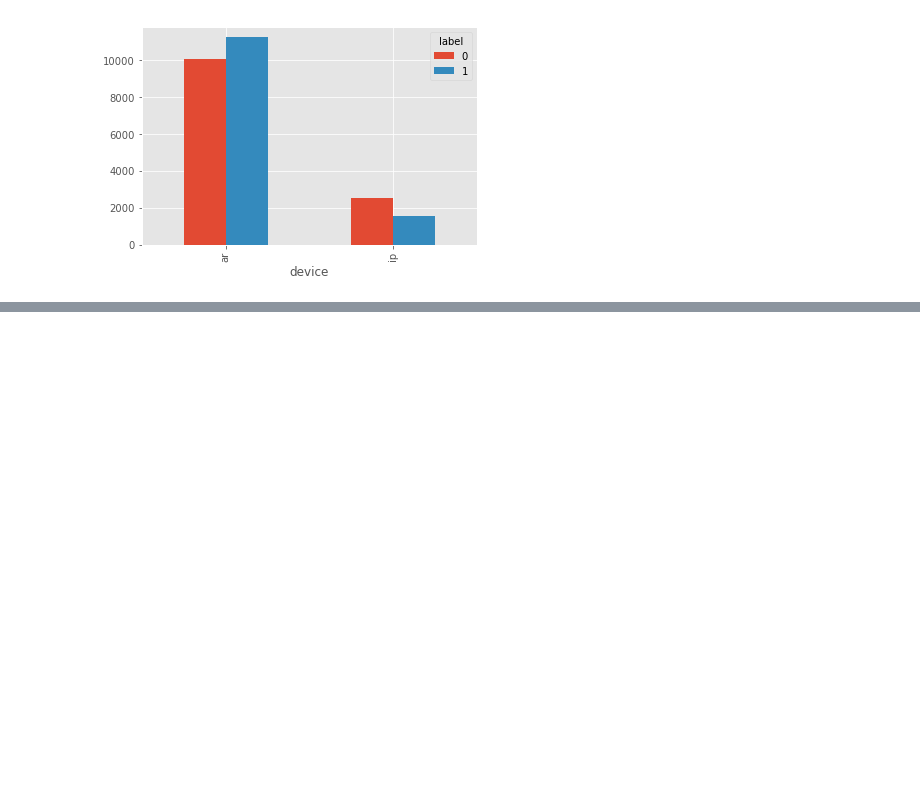
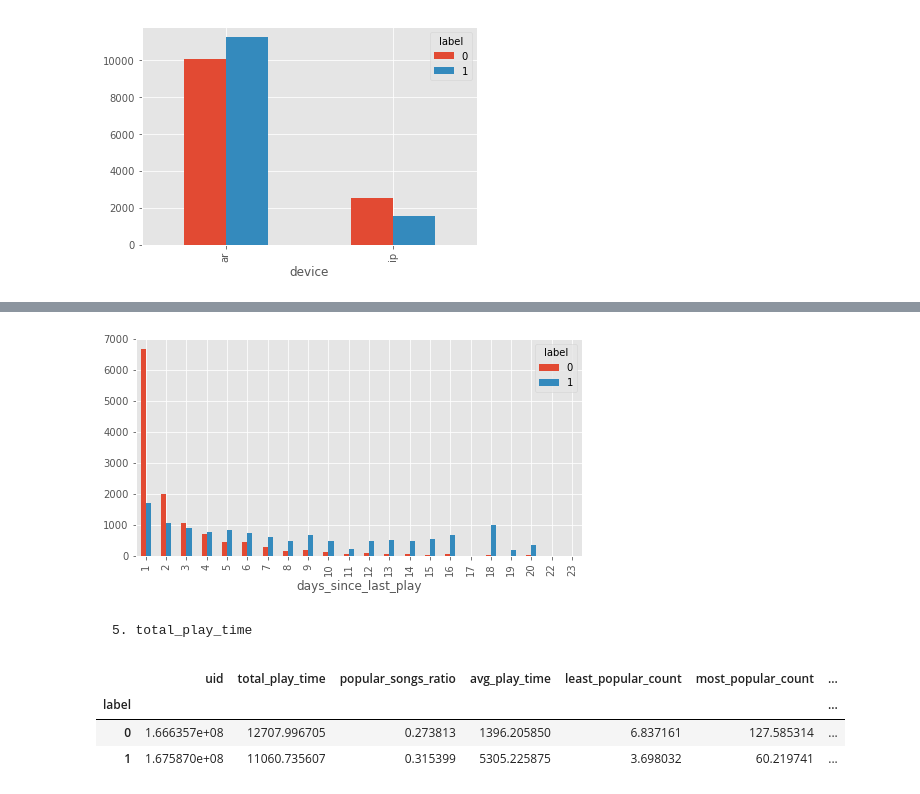
Before and after one commit to YXChen512/Churn_Analysis_music_player_app, a Jupyter notebook: 3. Exploratory Data Analysis.ipynb, the cells around one changed output, grey strips where cells are left out. Saved outputs shown, nothing was run; the diff lists cells and outputs as text; code cells hidden in the pictures; blank space fills up the shorter version.

```diff
--- a/3. Exploratory Data Analysis.ipynb
+++ b/3. Exploratory Data Analysis.ipynb
@@ -267,0 +388,3 @@ df.shape
+# %%
+df_days_since_last_play = df_features.groupby(['days_since_last_play','label']).size().unstack()
+df_days_since_last_play
@@ -267,0 +410,14 @@ df.shape
+# %%
+ax = df_days_since_last_play.plot.bar()
+plt.show()
+# %% [output]
+[figure, added]
+# %% [markdown]
+    5. total_play_time
+# %%
+df_features.groupby('label').mean()
+# %% [output]
+|  | uid | total_play_time | popular_songs_ratio | avg_play_time | least_popular_count | most_popular_count | ... |
+| label |  |  |  |  |  |  | ... |
+| 0 | 1.666357e+08 | 12707.996705 | 0.273813 | 1396.205850 | 6.837161 | 127.585314 | ... |
+| 1 | 1.675870e+08 | 11060.735607 | 0.315399 | 5305.225875 | 3.698032 | 60.219741 | ... |
```
Also changed, not shown: parts of 48 cells of this notebook, 2 other files.
